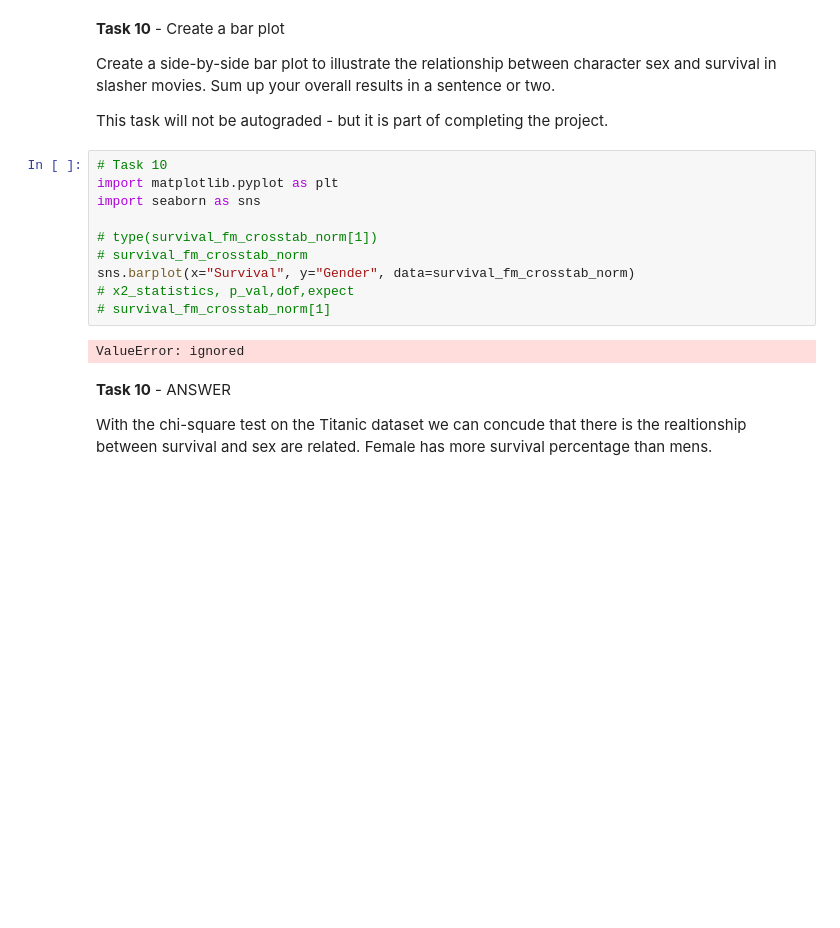
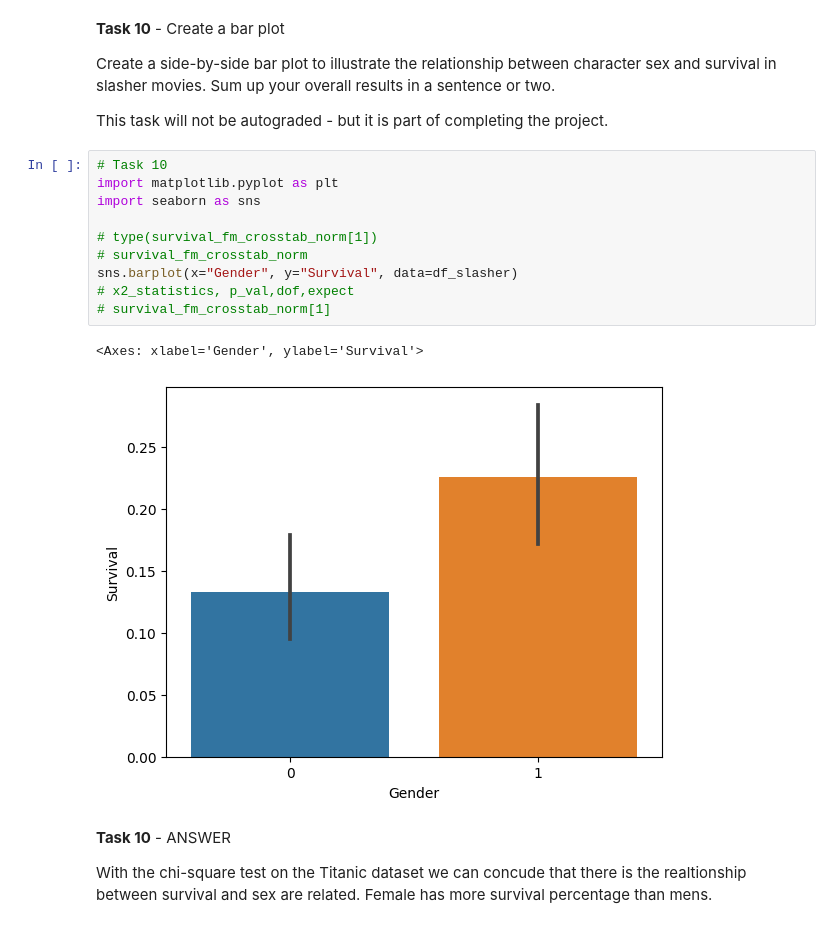
Before and after one commit to smvicky/assignment_1.3, a Jupyter notebook: PT_DS_Chi2_Tests_Assignment.ipynb, the cells around one changed output. Saved outputs shown, nothing was run; the diff lists cells and outputs as text; blank space fills up the shorter version.

```diff
--- a/PT_DS_Chi2_Tests_Assignment.ipynb
+++ b/PT_DS_Chi2_Tests_Assignment.ipynb
@@ -308,15 +308,16 @@ This task will not be autograded - but it is part of completing the project.
 # %%
 # Task 10
 import matplotlib.pyplot as plt
 import seaborn as sns
 
 # type(survival_fm_crosstab_norm[1])
 # survival_fm_crosstab_norm
-sns.barplot(x="Survival", y="Gender", data=survival_fm_crosstab_norm)
+sns.barplot(x="Gender", y="Survival", data=df_slasher)
 # x2_statistics, p_val,dof,expect
 # survival_fm_crosstab_norm[1]
 # %% [output]
-ValueError: ignored
+<Axes: xlabel='Gender', ylabel='Survival'>
+[figure, added]
 # %% [markdown]
 **Task 10** - ANSWER
 
```
